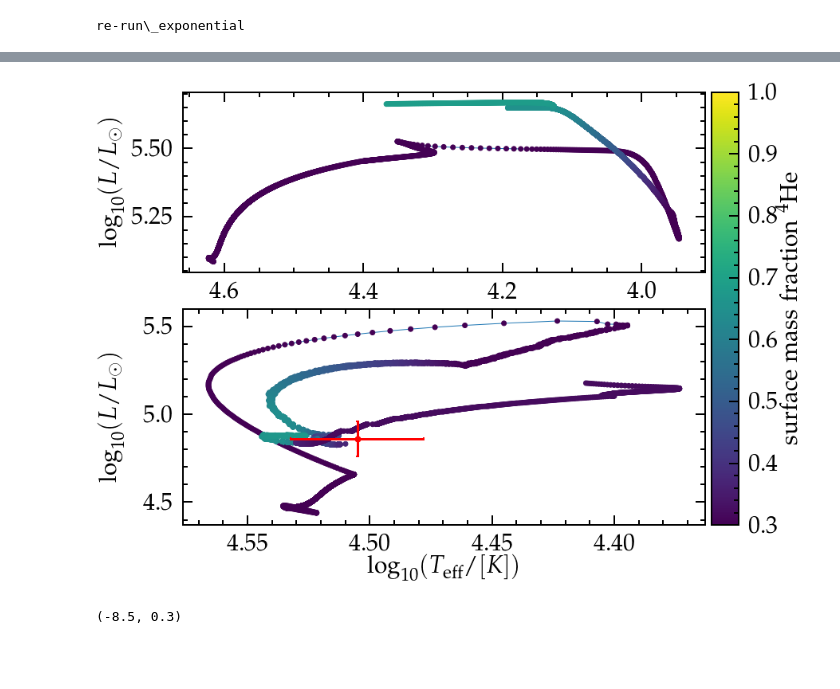
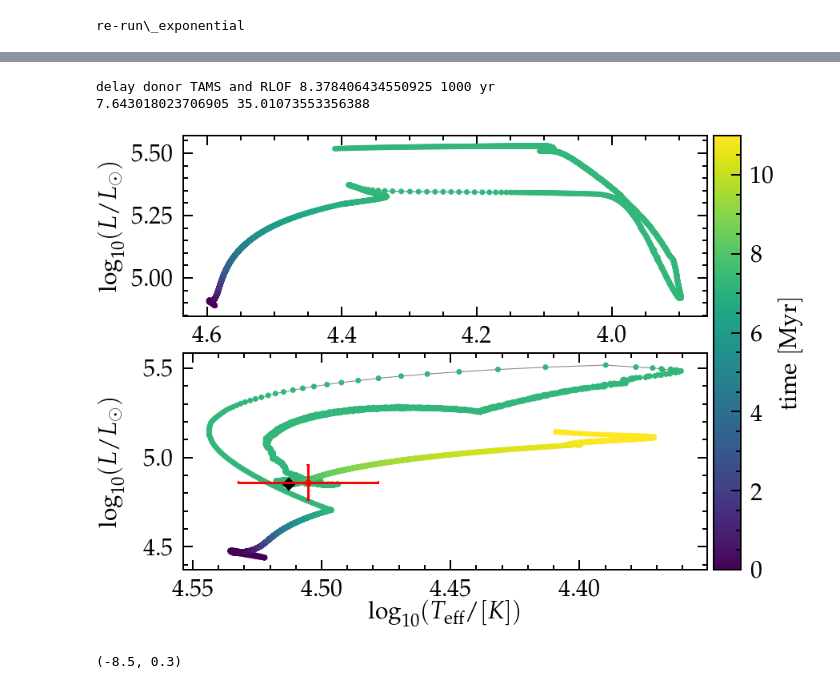
Before and after one commit to mathren/zeta_oph, a Jupyter notebook: notebooks/Best_model.ipynb, the cells around one changed output, grey strips where cells are left out. Saved outputs shown, nothing was run; the diff lists cells and outputs as text; code cells hidden in the pictures; blank space fills up the shorter version.

```diff
--- a/notebooks/Best_model.ipynb
+++ b/notebooks/Best_model.ipynb
@@ -57,3 +57,28 @@ Data in /mnt/home/mrenzo/RUNS/zeta_ophiuchi/M1_25_M2_17_P100_Z0.01/re-run_expone
+# %%
+# get some numbers
+
+# donor TAMS to RLOF delay
+# get TAMS age
+src, col = getSrcCol(dhfile)
+h = src[:, col.index("center_h1")]
+t = src[:, col.index("star_age")]*1e-3
+iHdepl = h <= 1e-4
+t_TAMS = min(t[iHdepl])
+# get time of initial RLOF
+src, col = getSrcCol(bfile)
+rl_relative_gap_1 = src[:, col.index("rl_relative_overflow_1")]
+t = src[:, col.index("age")]*1e-3
+iRLOF = rl_relative_gap_1 > 0
+t_RLOF_init = min(t[iRLOF])
+print("delay donor TAMS and RLOF", f"{t_RLOF_init-t_TAMS}", "1000 yr")
+
+# radial expansion accretor during RLOF
+src, col = getSrcCol(hfile1)
+radius=src[:, col.index("radius")]
+print(min(radius[iRLOF]), max(radius[iRLOF]))
+# %% [output]
+delay donor TAMS and RLOF 8.378406434550925 1000 yr
+7.643018023706905 35.01073553356388
 # %%
 # analize MT
 fig = plt.figure(figsize=(12.5,10))
@@ -62,44 +87,55 @@ ax = fig.add_subplot(gs[:50,:94])
 ax2 = fig.add_subplot(gs[60:,:94])
 cax = fig.add_subplot(gs[:,95:])
 
-vmin=0.3
-vmax=1.0
+# for He abundances
+# vmin=0.3
+# vmax=1.0
+# for time [in Myrs]
+vmin=0
+vmax=11
 
 # accretor
 logL, logTeff = getlogLlogTeff(hfile1)
 src, col = getSrcCol(hfile1)
 surface_he4 =  src[:, col.index('surface_he4')]
-ax2.plot(logTeff, logL, lw=1, zorder=0)
-p =ax2.scatter(logTeff, logL, c=surface_he4, zorder=2, vmin=vmin, vmax=vmax)
+time = src[:, col.index('star_age')]*1e-6
+ax2.plot(logTeff, logL, lw=1, c="#808080", zorder=0)
+p = ax2.scatter(logTeff, logL, c=time, zorder=2,  vmin=vmin, vmax=vmax)
+
+# post-binary
 logL, logTeff = getlogLlogTeff(hfile2)
 src, col = getSrcCol(hfile2)
 surface_he4 =  src[:, col.index('surface_he4')]
-center_he4 =  src[:, col.index('center_he4')]
-p = ax2.scatter(logTeff, logL, c=surface_he4, zorder=2, vmin=vmin, vmax=vmax)
-fig.colorbar(p, label="$\mathrm{surface\ mass\ fraction}\ ^4\mathrm{He}$", cax=cax)
+time = src[:, col.index('star_age')]*1e-6
+# center_he4 =  src[:, col.index('center_he4')]
+ax2.plot(logTeff[0], logL[0], marker='D', c='k', ms=10)
+p = ax2.scatter(logTeff, logL, c=time, zorder=2,  vmin=vmin, vmax=vmax)
+fig.colorbar(p, label="$\mathrm{time\ [Myr]}$", cax=cax)
+# fig.colorbar(p, label="$\mathrm{surface\ mass\ fraction}\ ^4\mathrm{He}$", cax=cax)
 
 # donor
 logL, logTeff = getlogLlogTeff(dhfile)
 src, col = getSrcCol(dhfile)
 surface_he4 =  src[:, col.index('surface_he4')]
+time = src[:, col.index('star_age')]*1e-6
 ax.plot(logTeff, logL, lw=1, zorder=0)
-ax.scatter(logTeff, logL, c=surface_he4, zorder=2, vmin=vmin, vmax=vmax)
+p = ax.scatter(logTeff, logL, c=time, zorder=2,  vmin=vmin, vmax=vmax)
 
 
 # ax.set_title(model_name, size=30)
 zeta_oph_HRD(ax2)
 
 ax.invert_xaxis()
 ax2.invert_xaxis()
 ax2.set_xlabel(r"$\log_{10}(T_\mathrm{eff}/ [K])$")
 ax.set_ylabel(r"$\log_{10}(L/L_\odot)$")
 ax2.set_ylabel(r"$\log_{10}(L/L_\odot)$")
 
 fig.align_labels()
 
-# fig.savefig("/mnt/home/mrenzo/TMP/HRD_both.pdf")
+fig.savefig("/mnt/home/mrenzo/TMP/HRD_both_age.pdf")
 # %% [output]
-[figure, old version]
+[figure, new version]
 # %%
 # mass transfer rate
 fig = plt.figure(figsize=(15,9))
```
Also changed, not shown: parts of 3 cells of this notebook, 2 other files.
